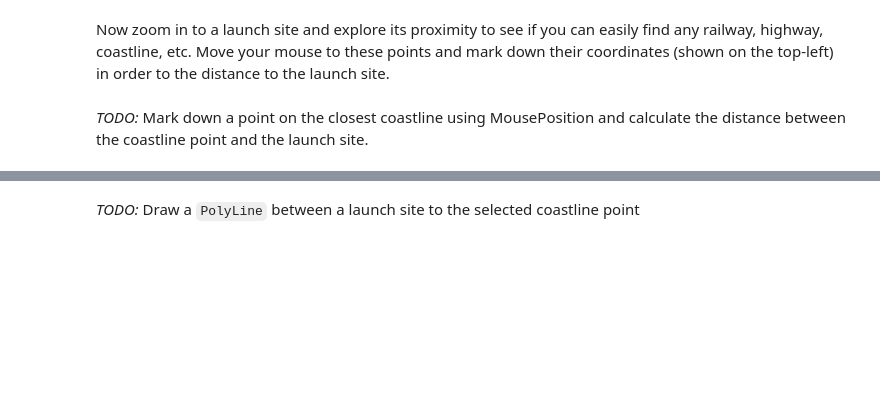
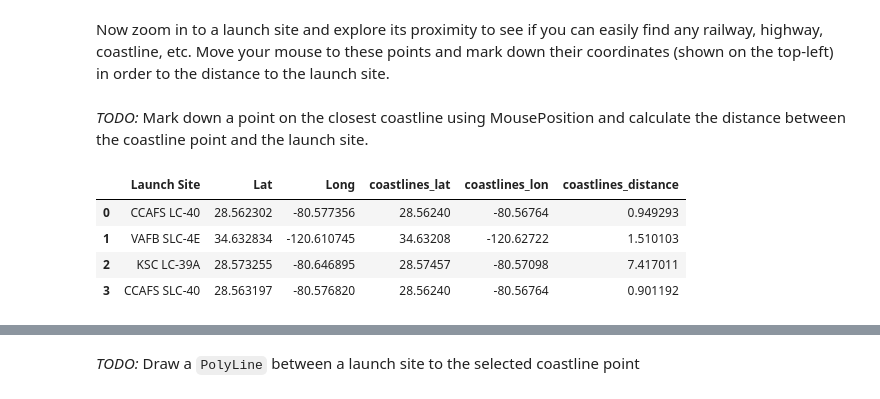
Before and after one commit to DoronF/IBM_DS_Capstone, a Jupyter notebook: lab_jupyter_launch_site_location.ipynb, the cells around one changed output, grey strips where cells are left out. Cells and saved outputs as stored; diff of their text form; code cells hidden in the pictures; blank space fills up the shorter version.

```diff
--- a/lab_jupyter_launch_site_location.ipynb
+++ b/lab_jupyter_launch_site_location.ipynb
@@ -51,13 +51,13 @@ First, let's try to add each site's location on a map using site's latitude and
 The following dataset with the name `spacex_launch_geo.csv` is an augmented dataset with latitude and longitude added for each site.
 # %%
 # Download and read the `spacex_launch_geo.csv`
-from js import fetch
-import io
+#from js import fetch
+#import io
 
 URL = 'https://cf-courses-data.s3.us.cloud-object-storage.appdomain.cloud/IBM-DS0321EN-SkillsNetwork/datasets/spacex_launch_geo.csv'
-resp = await fetch(URL)
-spacex_csv_file = io.BytesIO((await resp.arrayBuffer()).to_py())
-spacex_df=pd.read_csv(spacex_csv_file)
+#resp = await fetch(URL)
+#spacex_csv_file = io.BytesIO((await resp.arrayBuffer()).to_py())
+spacex_df=pd.read_csv(URL)
 # %% [markdown]
 Now, you can take a look at what are the coordinates for each site.
 # %%
@@ -275,3 +271,43 @@ def calculate_distance(lat1, lon1, lat2, lon2):
+# %%
+# find coordinate of the closet coastline
+# e.g.,: Lat: 28.56367  Lon: -80.57163
+# 	Launch Site	Lat	Long	class	marker_color
+sites = spacex_df[['Launch Site', 'Lat', 'Long']]
+sites = sites.drop_duplicates().reset_index(drop = True)
+
+coastlines_lat = []
+coastlines_lon = []
+coastlines_distance = []
+for row in sites.itertuples(index=False, name='Site'):
+    if row[0] == 'CCAFS LC-40' or row[0] == 'CCAFS SLC-40':
+        c_lat = 28.5624
+        c_lon = -80.56764
+    elif row[0] == 'VAFB SLC-4E':
+        c_lat = 34.63208
+        c_lon = -120.62722
+    elif row[0] == 'KSC LC-39A':
+        c_lat = 28.57457
+        c_lon = -80.57098
+
+    distance_coastline = calculate_distance(row.Lat, row.Long, c_lat, c_lon)
+
+    coastlines_lat.append(c_lat)
+    coastlines_lon.append(c_lon)
+    coastlines_distance.append(distance_coastline)
+
+sites['coastlines_lat'] = coastlines_lat
+sites['coastlines_lon'] = coastlines_lon
+sites['coastlines_distance'] = coastlines_distance
+
+sites
+
+#
+# %% [output]
+|  | Launch Site | Lat | Long | coastlines_lat | coastlines_lon | coastlines_distance |
+| 0 | CCAFS LC-40 | 28.562302 | -80.577356 | 28.56240 | -80.56764 | 0.949293 |
+| 1 | VAFB SLC-4E | 34.632834 | -120.610745 | 34.63208 | -120.62722 | 1.510103 |
+| 2 | KSC LC-39A | 28.573255 | -80.646895 | 28.57457 | -80.57098 | 7.417011 |
+| 3 | CCAFS SLC-40 | 28.563197 | -80.576820 | 28.56240 | -80.56764 | 0.901192 |
 # %%
 # Create and add a folium.Marker on your selected closest coastline point on the map
 # Display the distance between coastline point and launch site using the icon property
```
Also changed, not shown: parts of 8 cells of this notebook.
